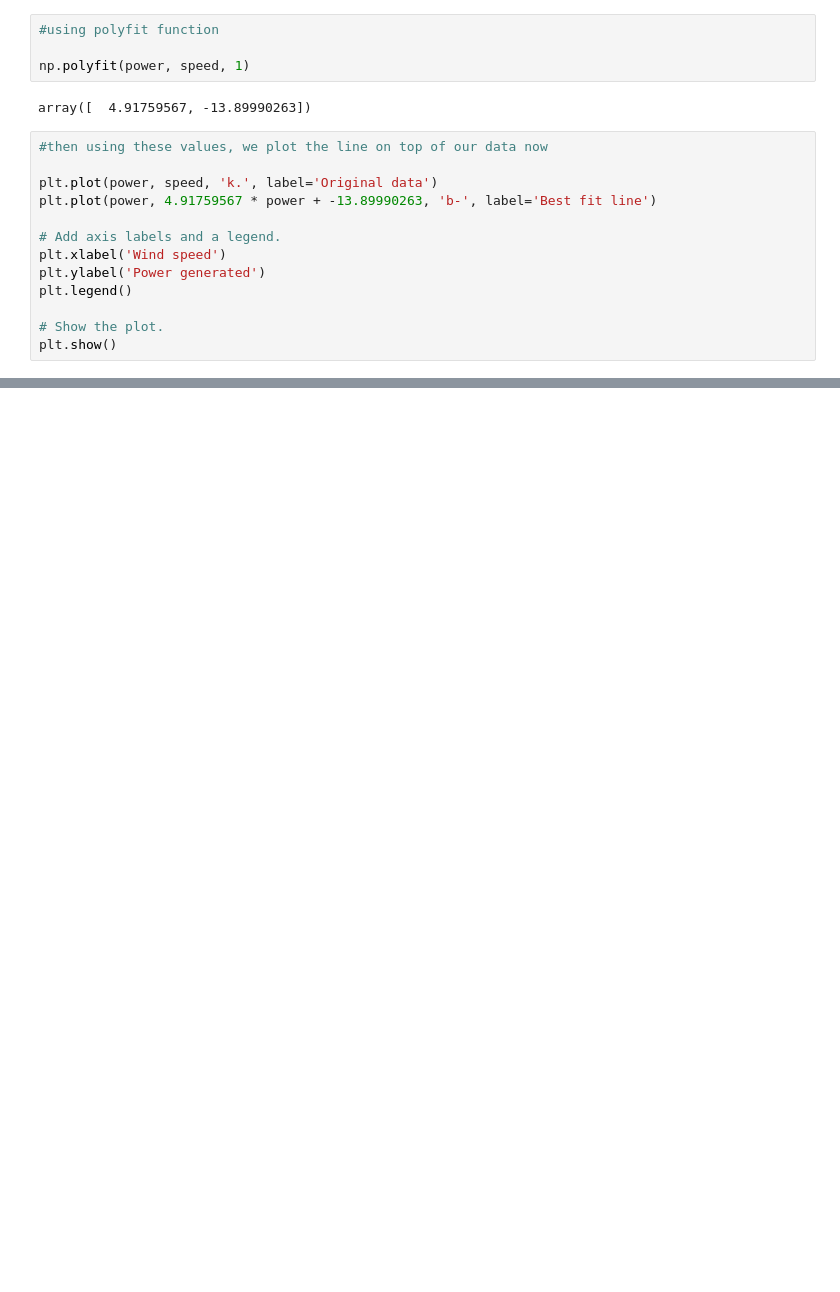
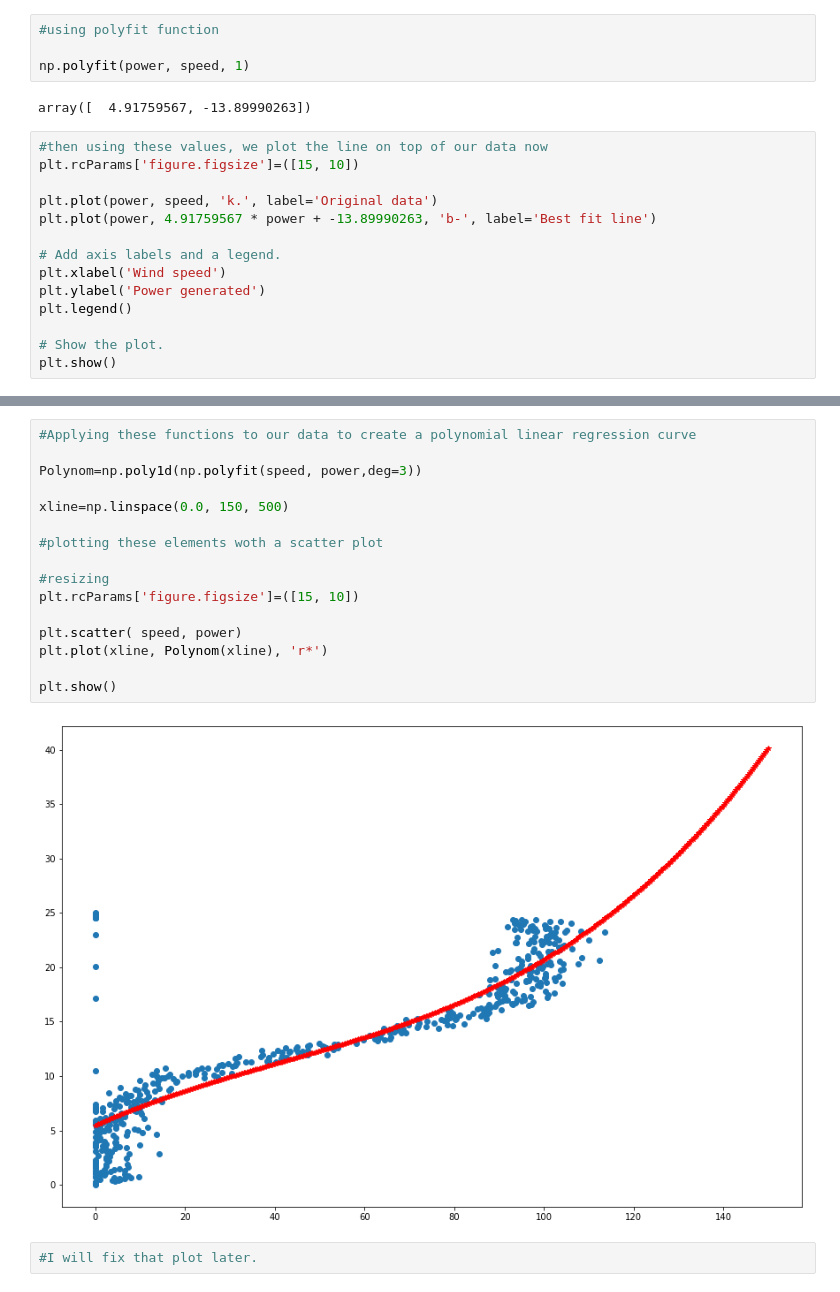
Before and after one commit to Ainara12/Fundamentals-Project, a Jupyter notebook: Fundamentals DA-Project.ipynb, the cells around one changed output, grey strips where cells are left out. Cells and saved outputs as stored; diff of their text form; blank space fills up the shorter version.

```diff
--- a/Fundamentals DA-Project.ipynb
+++ b/Fundamentals DA-Project.ipynb
@@ -204,6 +217,7 @@ np.polyfit(power, speed, 1)
 array([  4.91759567, -13.89990263])
 # %%
 #then using these values, we plot the line on top of our data now
+plt.rcParams['figure.figsize']=([15, 10])
 
 plt.plot(power, speed, 'k.', label='Original data')
 plt.plot(power, 4.91759567 * power + -13.89990263, 'b-', label='Best fit line')
@@ -219,0 +291,20 @@ plt.show()
+# %%
+#Applying these functions to our data to create a polynomial linear regression curve
+
+Polynom=np.poly1d(np.polyfit(speed, power,deg=3))
+
+xline=np.linspace(0.0, 150, 500)
+
+#plotting these elements woth a scatter plot
+
+#resizing
+plt.rcParams['figure.figsize']=([15, 10])
+
+plt.scatter( speed, power)
+plt.plot(xline, Polynom(xline), 'r*')
+
+plt.show()
+# %% [output]
+[figure, added]
+# %%
+#I will fix that plot later.
```
Also changed, not shown: parts of 20 cells of this notebook, 2 other files.
